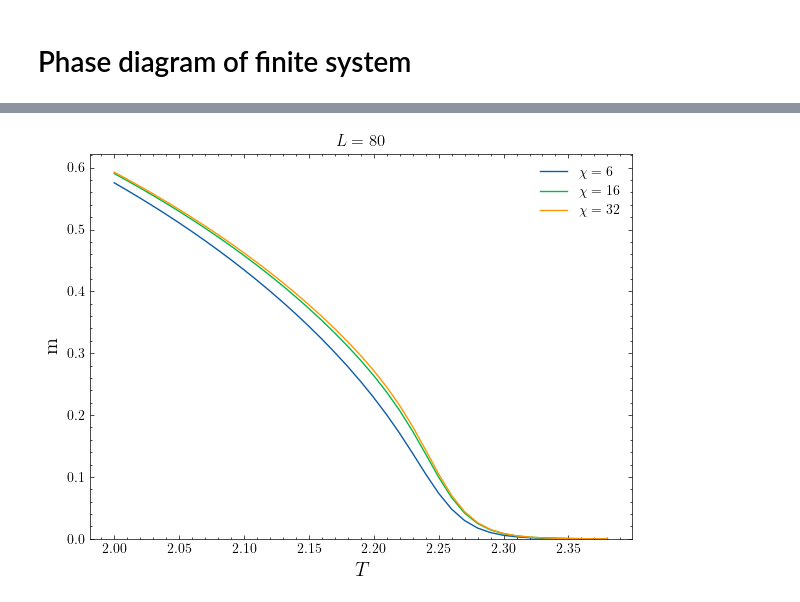
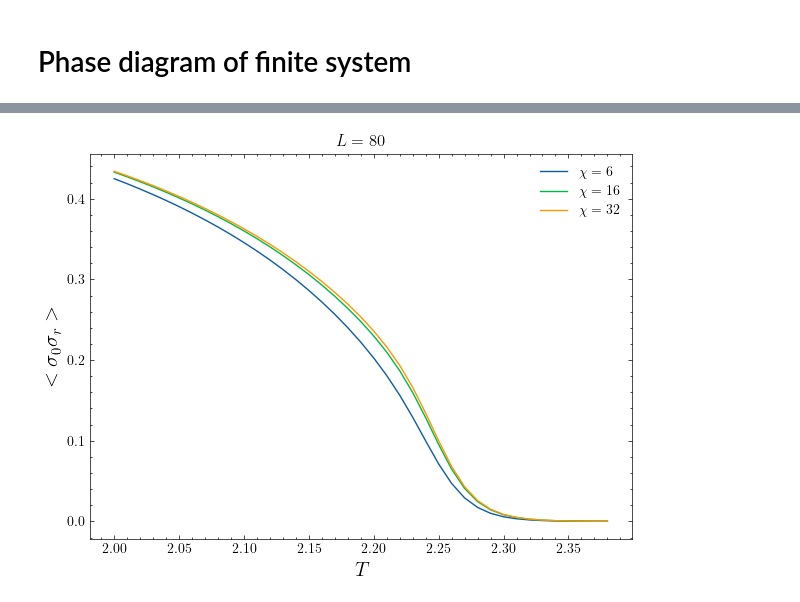
Before and after one commit to DerkNiessink/Blume, a Jupyter notebook: L_scaling.ipynb, the cells around one changed output, grey strips where cells are left out. Cells and saved outputs as stored; diff of their text form; code cells hidden in the pictures.

```diff
--- a/L_scaling.ipynb
+++ b/L_scaling.ipynb
@@ -43,23 +42,0 @@ plt.show()
-# %%
-fig, (ax1, ax2) = plt.subplots(1, 2, figsize=(15, 5))
-for dir in ["03-05 13:41", "03-05 13:46", "03-05 13:47"]:
-    mags, corrs = [], []
-    chis = [chi for chi in range(6, 31)]
-    for chi in chis:
-        data = read(dir, f"chi{chi}")
-        mags.extend(compute(Prop.m_fixed, data))
-        corrs.extend(compute(Prop.xi_fixed, data))
-
-
-    ax1.plot(chis, mags, "-", label=f"L = {data['max_steps']+4}")
-    ax2.plot(chis, corrs, "-")
-
-fig.legend()
-ax1.set_xlabel("$\chi$", fontsize=15)
-ax1.set_ylabel("$m$", fontsize=15)
-ax2.set_xlabel("$\chi$", fontsize=15)
-ax2.set_ylabel(r"$\xi_{\chi}$", fontsize=15)
-ax1.locator_params(axis='x', nbins=7)
-ax2.locator_params(axis='x', nbins=7)
-
-plt.show()
@@ -82,6 +56,6 @@ KeyboardInterrupt:
 # %%
 # Make dir for saving the plots
-dir = "03-05 14:13"
+dir = "07-05 21:19"
 path_dir = f"data/{dir}/plots"
 if not os.path.isdir(path_dir):
     os.mkdir(path_dir)
@@ -91,13 +65,14 @@ T_range = (2, 2.4)
 T, m = exact_m(T_range)
 #plt.plot(T, m, "k-", label="Exact ($L = \infty$)")
 
-for size in [36, 76, 196]:
+for size in [36, 56, 96]:
     line = plot_file(fn=f"max_steps{size}", range=T_range, prop=Prop.m_fixed, folder=dir)
     line.set_label(f"L = {size+4}")
 plt.legend()
 plt.xlabel(r"$T$", fontsize=15)
-plt.ylabel(r"m", fontsize=15)
+plt.ylabel(r"$< \sigma_0 \sigma_r>$", fontsize=15)
 plt.ylim(0)
-plt.title("$\chi = 32$")
+plt.xlim(2.05, 2.4)
+plt.title("$\chi = 64$")
 plt.savefig(f"{path_dir}/magnetizations")
 # %% [output]
@@ -116,23 +104,23 @@ Done
 # %%
 # Make dir for saving the plots
-dir = "03-05 15:29"
+dir = "06-05 14:19"
 path_dir = f"data/{dir}/plots"
 if not os.path.isdir(path_dir):
     os.mkdir(path_dir)
 # %%
 plt.figure(figsize=(7, 5))
 T_range = (2, 2.4)
 T, m = exact_m(T_range)
 #plt.plot(T, m, "k-", label="Exact ($L = \infty$)")
 
 for chi in [6, 16, 32]:
     line = plot_file(fn=f"chi{chi}", range=T_range, prop=Prop.m_fixed, folder=dir)
     line.set_label(f"$\chi = {chi}$")
 plt.legend()
 plt.xlabel(r"$T$", fontsize=15)
-plt.ylabel(r"m", fontsize=15)
-plt.ylim(0)
+plt.ylabel(r"$< \sigma_0 \sigma_r>$", fontsize=15)
+#plt.ylim(0)
 plt.title("$L = 80$")
 plt.savefig(f"{path_dir}/magnetizations")
 # %% [output]
-[figure, old version]
+[figure, new version]
```
Also changed, not shown: parts of 18 cells of this notebook, 15 other files.
